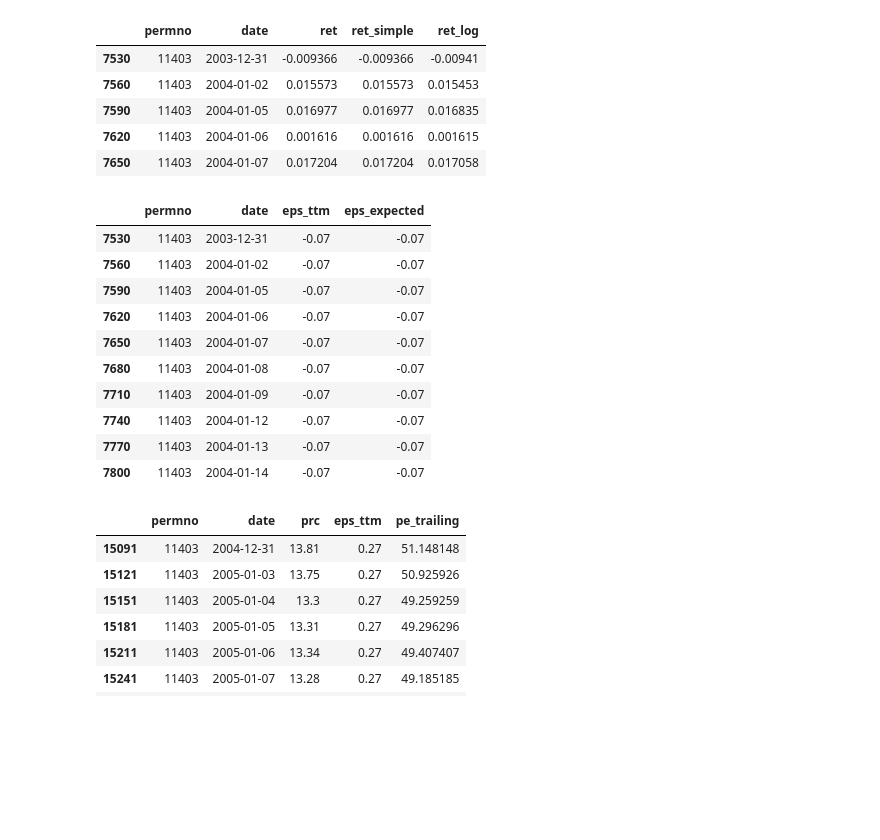
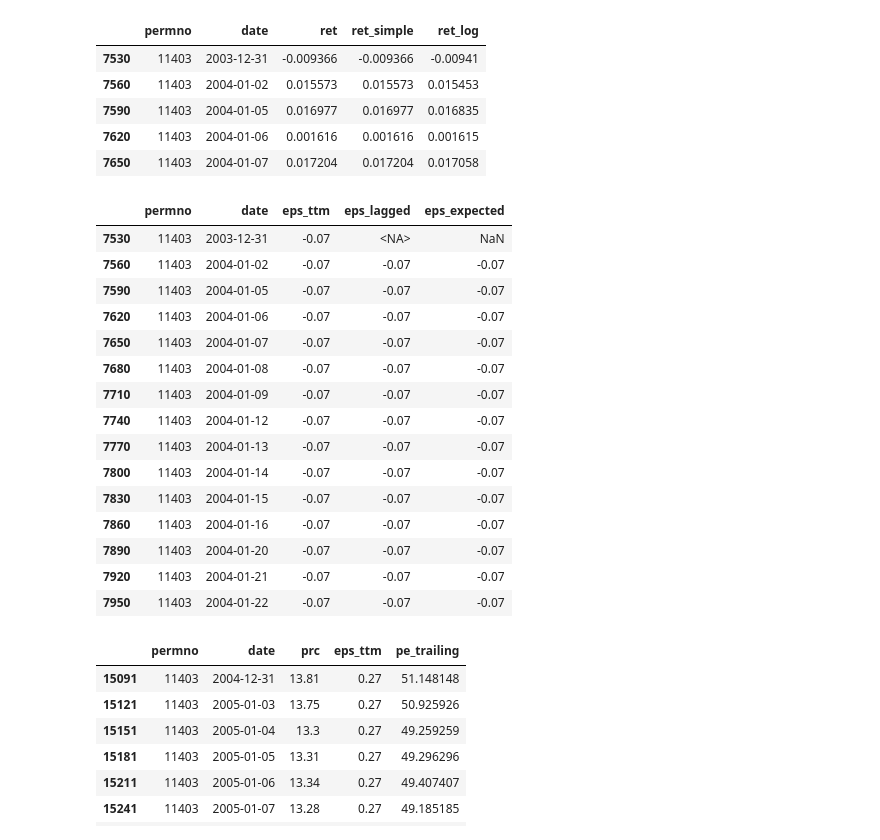
Before and after one commit to jeansimon18/Vrai-Devoir-2, a Jupyter notebook: Devoir2_real_Q1_squelette_part_a.ipynb, the cells around one changed output. Drawn from its saved outputs; the diff is of its cells as text; code cells hidden in the pictures; blank space fills up the shorter version.

```diff
--- a/Devoir2_Q1_squelette_part_a.ipynb
+++ b/Devoir2_real_Q1_squelette_part_a.ipynb
@@ -290,11 +290,11 @@ merged = merged[merged["datadate"] <= merged["date"]]
 merged = merged.sort_values(["permno", "date", "datadate"])
 merged = merged.groupby(["permno", "date"]).tail(1)
 
-# 4) Trailing P/E = price / eps_ttm
+# 4) Trailing P/E (en excluant EPS = 0)
+merged.loc[merged["eps_ttm"] == 0, "eps_ttm"] = np.nan
 merged["pe_trailing"] = merged["prc"] / merged["eps_ttm"]
 
-# ignorer les EPS <= 0
-merged.loc[merged["eps_ttm"] <= 0, "pe_trailing"] = np.nan
+
 
 merged.head()
 merged[merged["eps_ttm"] > 0].head()
@@ -332,34 +332,48 @@ panel[["permno", "date", "ret", "ret_simple", "ret_log"]].head()
 | 7620 | 11403 | 2004-01-06 | 0.001616 | 0.001616 | 0.001615 |
 | 7650 | 11403 | 2004-01-07 | 0.017204 | 0.017204 | 0.017058 |
 # %%
-# ---------------------------------------------------------
-# 3) Expected EPS (BPA attendu)
-#    Hypothèse pour 2(a) et 2(b) :
-#    BPA attendu = moyenne glissante des EPS TTM réalisés
-#    (rolling window de 2 années, min 1 observation)
-# ---------------------------------------------------------
+
+# --------------------------------------------
+# 3) BPA attendu (Expected EPS)
+#    Hypothèse : Moyenne glissante des EPS réalisés passés
+#    On utilise la moyenne des 2-3 dernières observations EPS disponibles
+#    pour éviter la corrélation parfaite avec l'EPS courant.
+# --------------------------------------------
 
 panel = panel.sort_values(["permno", "date"])
 
+# Créer une moyenne glissante des EPS passés (lag)
+# On utilise shift(1) pour décaler d'une période et éviter d'utiliser l'EPS courant
+panel["eps_lagged"] = panel.groupby("permno")["eps_ttm"].shift(1)
+
+# Moyenne glissante sur les 3 dernières observations (excluant l'observation courante)
 panel["eps_expected"] = (
     panel
-    .groupby("permno")["eps_ttm"]
-    .transform(lambda s: s.rolling(window=2, min_periods=1).mean())
+    .groupby("permno")["eps_lagged"]
+    .transform(lambda x: x.rolling(window=3, min_periods=1).mean())
 )
 
-panel[["permno", "date", "eps_ttm", "eps_expected"]].head(10)
+# Forward fill pour propager là où il n'y a pas encore de moyenne
+panel["eps_expected"] = panel.groupby("permno")["eps_expected"].ffill()
+
+panel[["permno", "date", "eps_ttm", "eps_lagged", "eps_expected"]].head(15)
 # %% [output]
-|  | permno | date | eps_ttm | eps_expected |
-| 7530 | 11403 | 2003-12-31 | -0.07 | -0.07 |
-| 7560 | 11403 | 2004-01-02 | -0.07 | -0.07 |
-| 7590 | 11403 | 2004-01-05 | -0.07 | -0.07 |
-| 7620 | 11403 | 2004-01-06 | -0.07 | -0.07 |
-| 7650 | 11403 | 2004-01-07 | -0.07 | -0.07 |
-| 7680 | 11403 | 2004-01-08 | -0.07 | -0.07 |
-| 7710 | 11403 | 2004-01-09 | -0.07 | -0.07 |
-| 7740 | 11403 | 2004-01-12 | -0.07 | -0.07 |
-| 7770 | 11403 | 2004-01-13 | -0.07 | -0.07 |
-| 7800 | 11403 | 2004-01-14 | -0.07 | -0.07 |
+|  | permno | date | eps_ttm | eps_lagged | eps_expected |
+| 7530 | 11403 | 2003-12-31 | -0.07 | <NA> | NaN |
+| 7560 | 11403 | 2004-01-02 | -0.07 | -0.07 | -0.07 |
+| 7590 | 11403 | 2004-01-05 | -0.07 | -0.07 | -0.07 |
+| 7620 | 11403 | 2004-01-06 | -0.07 | -0.07 | -0.07 |
+| 7650 | 11403 | 2004-01-07 | -0.07 | -0.07 | -0.07 |
+| 7680 | 11403 | 2004-01-08 | -0.07 | -0.07 | -0.07 |
+| 7710 | 11403 | 2004-01-09 | -0.07 | -0.07 | -0.07 |
+| 7740 | 11403 | 2004-01-12 | -0.07 | -0.07 | -0.07 |
+| 7770 | 11403 | 2004-01-13 | -0.07 | -0.07 | -0.07 |
+| 7800 | 11403 | 2004-01-14 | -0.07 | -0.07 | -0.07 |
+| 7830 | 11403 | 2004-01-15 | -0.07 | -0.07 | -0.07 |
+| 7860 | 11403 | 2004-01-16 | -0.07 | -0.07 | -0.07 |
+| 7890 | 11403 | 2004-01-20 | -0.07 | -0.07 | -0.07 |
+| 7920 | 11403 | 2004-01-21 | -0.07 | -0.07 | -0.07 |
+| 7950 | 11403 | 2004-01-22 | -0.07 | -0.07 | -0.07 |
 # %%
 # --------------------------------------------
 # 4) Trailing P/E
```
Also changed, not shown: parts of 5 cells of this notebook, 2 other files.
